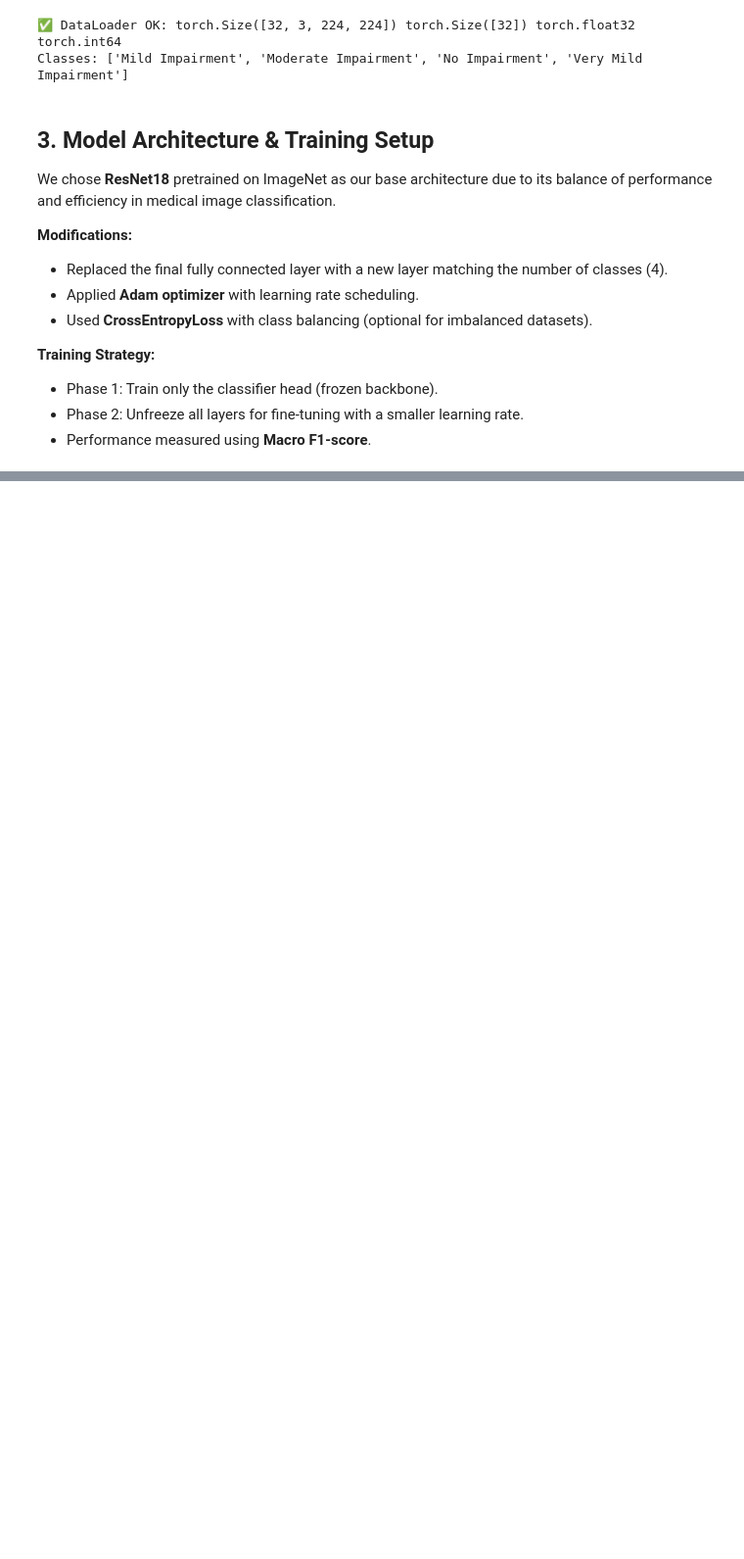
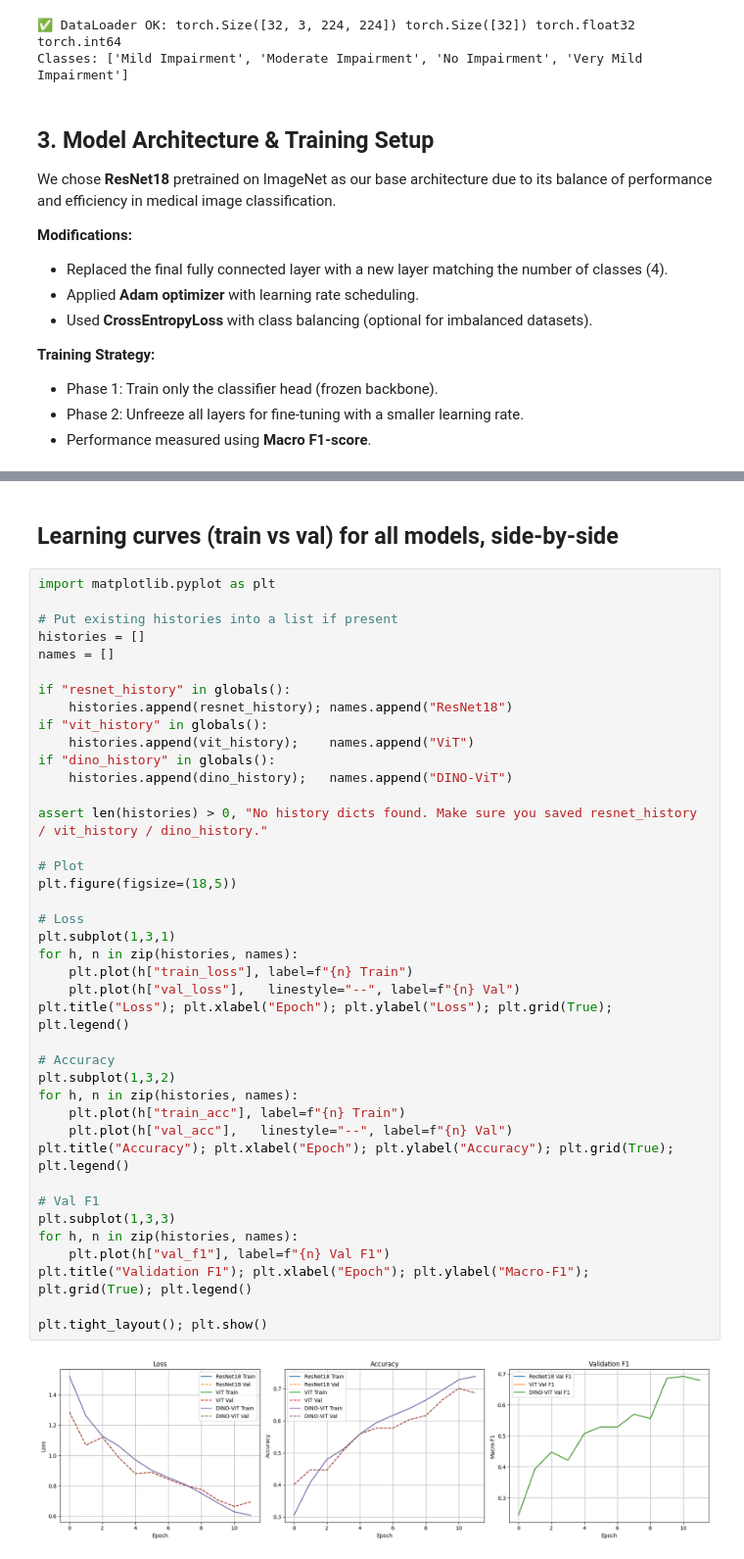
Before and after one commit to shabnomm/Alzheimer-s-MRI-Classification-ADNI-OASIS, a Jupyter notebook: Alzheimer's_MRI_Classification.ipynb, the cells around one changed output, grey strips where cells are left out. Shown at 98% size. Saved outputs shown, nothing was run; the diff lists cells and outputs as text; blank space fills up the shorter version.

```diff
--- a/Alzheimer's_MRI_Classification.ipynb
+++ b/Alzheimer's_MRI_Classification.ipynb
@@ -816,0 +973,44 @@ files.download("/content/alzheimer_results_bundle.zip")
+# %% [markdown]
+## Learning curves (train vs val) for all models, side‑by‑side
+# %%
+import matplotlib.pyplot as plt
+
+# Put existing histories into a list if present
+histories = []
+names = []
+
+if "resnet_history" in globals():
+    histories.append(resnet_history); names.append("ResNet18")
+if "vit_history" in globals():
+    histories.append(vit_history);    names.append("ViT")
+if "dino_history" in globals():
+    histories.append(dino_history);   names.append("DINO‑ViT")
+
+assert len(histories) > 0, "No history dicts found. Make sure you saved resnet_history / vit_history / dino_history."
+
+# Plot
+plt.figure(figsize=(18,5))
+
+# Loss
+plt.subplot(1,3,1)
+for h, n in zip(histories, names):
+    plt.plot(h["train_loss"], label=f"{n} Train")
+    plt.plot(h["val_loss"],   linestyle="--", label=f"{n} Val")
+plt.title("Loss"); plt.xlabel("Epoch"); plt.ylabel("Loss"); plt.grid(True); plt.legend()
+
+# Accuracy
+plt.subplot(1,3,2)
+for h, n in zip(histories, names):
+    plt.plot(h["train_acc"], label=f"{n} Train")
+    plt.plot(h["val_acc"],   linestyle="--", label=f"{n} Val")
+plt.title("Accuracy"); plt.xlabel("Epoch"); plt.ylabel("Accuracy"); plt.grid(True); plt.legend()
+
+# Val F1
+plt.subplot(1,3,3)
+for h, n in zip(histories, names):
+    plt.plot(h["val_f1"], label=f"{n} Val F1")
+plt.title("Validation F1"); plt.xlabel("Epoch"); plt.ylabel("Macro‑F1"); plt.grid(True); plt.legend()
+
+plt.tight_layout(); plt.show()
+# %% [output]
+[figure, added]
```
Also changed, not shown: parts of 51 cells of this notebook.
